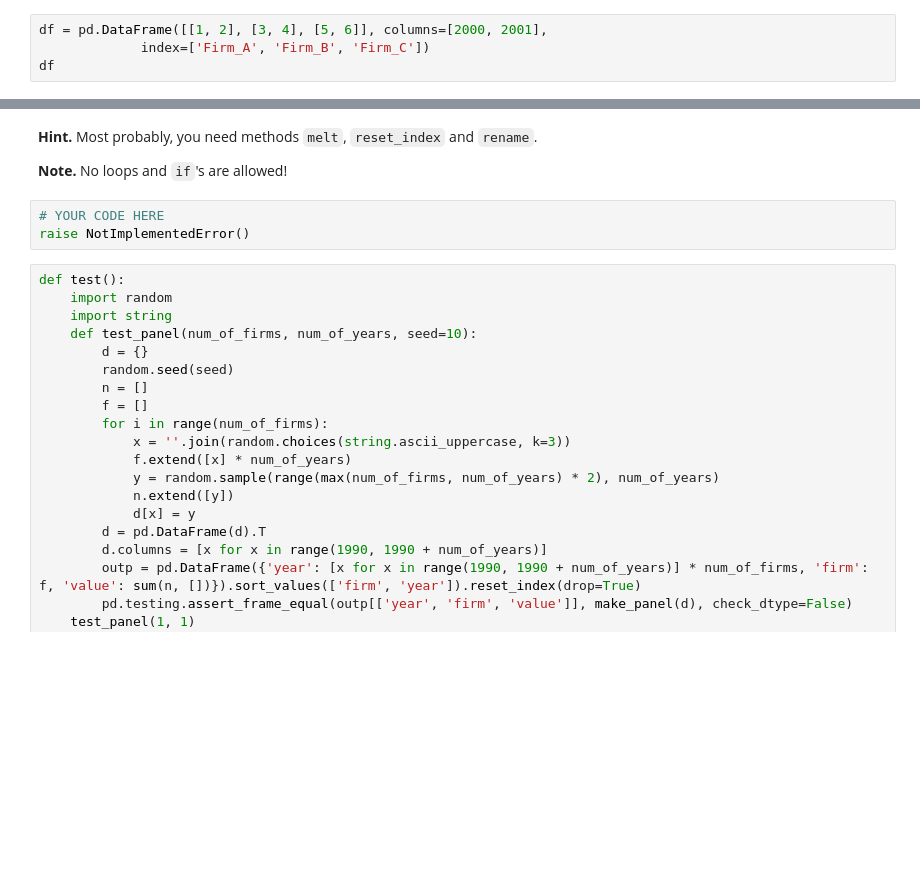
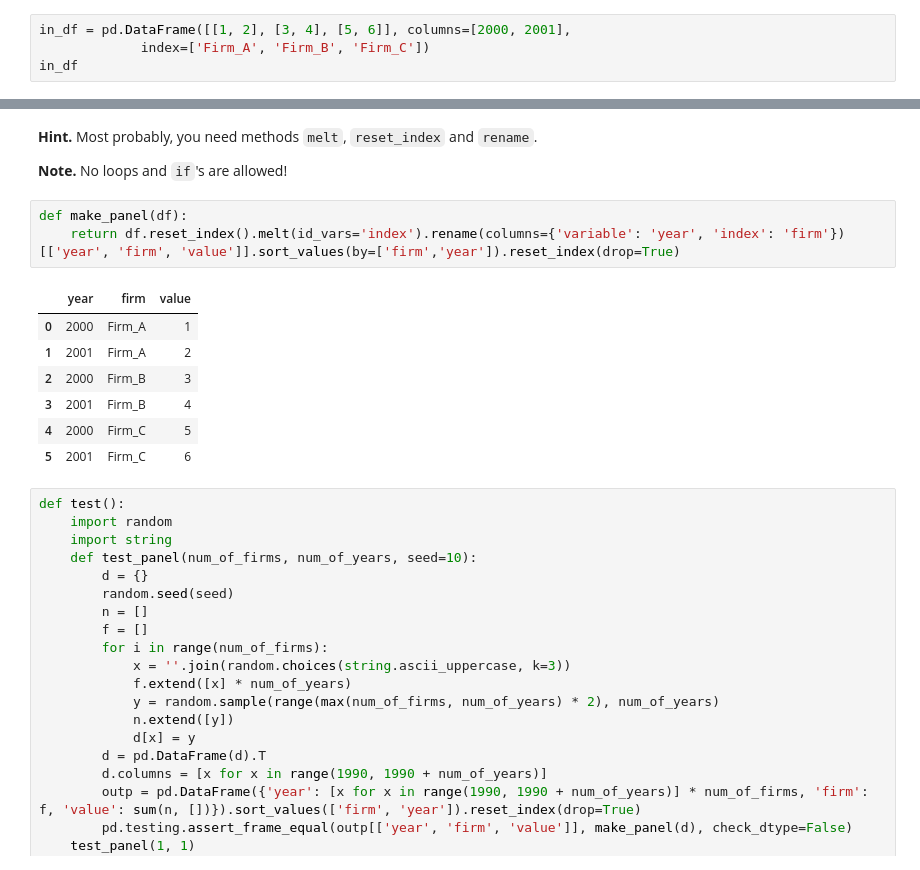
Before and after one commit to Galaxy13/python-scripts, a Jupyter notebook: hse/statistics (mod 3)/lab1/_Advanced pandas.ipynb, the cells around one changed output, grey strips where cells are left out. Cells and saved outputs as stored; diff of their text form; blank space fills up the shorter version.

```diff
--- a/hse/statistics (mod 3)/lab1/_Advanced pandas.ipynb
+++ b/hse/statistics (mod 3)/lab1/_Advanced pandas.ipynb
@@ -89,6 +91,6 @@ Write function `make_panel(df)` that takes dataframe, which rows are firms and c
 
 For example, from table
 # %%
-df = pd.DataFrame([[1, 2], [3, 4], [5, 6]], columns=[2000, 2001],
+in_df = pd.DataFrame([[1, 2], [3, 4], [5, 6]], columns=[2000, 2001],
              index=['Firm_A', 'Firm_B', 'Firm_C'])
-df
+in_df
@@ -107,8 +122,16 @@ out
 
 **Note.** No loops and `if`'s are allowed!
 # %%
-# YOUR CODE HERE
-raise NotImplementedError()
+def make_panel(df):
+    return df.reset_index().melt(id_vars='index').rename(columns={'variable': 'year', 'index': 'firm'})[['year', 'firm', 'value']].sort_values(by=['firm','year']).reset_index(drop=True)
+# %% [output]
+|  | year | firm | value |
+| 0 | 2000 | Firm_A | 1 |
+| 1 | 2001 | Firm_A | 2 |
+| 2 | 2000 | Firm_B | 3 |
+| 3 | 2001 | Firm_B | 4 |
+| 4 | 2000 | Firm_C | 5 |
+| 5 | 2001 | Firm_C | 6 |
 # %%
 def test():
     import random
```
Also changed, not shown: parts of 5 cells of this notebook, 10 other files.
